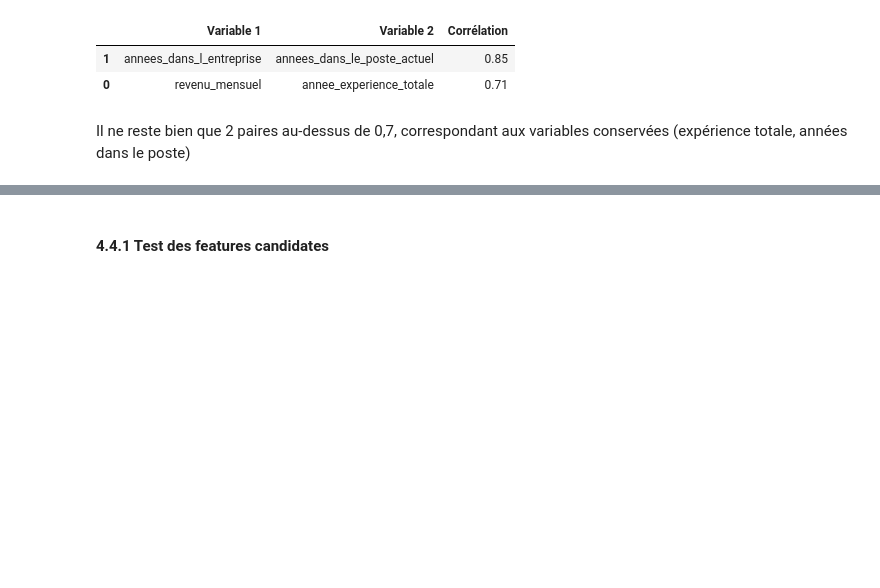
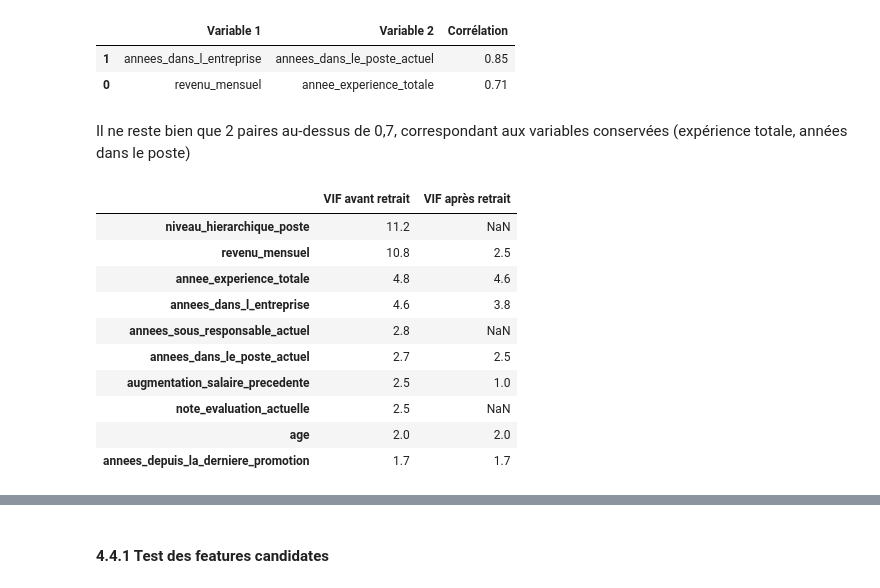
Before and after one commit to youdontknowmu/Projet4, a Jupyter notebook: 01_exploration.ipynb, the cells around one changed output, grey strips where cells are left out. Cells and saved outputs as stored; diff of their text form; code cells hidden in the pictures; blank space fills up the shorter version.

```diff
--- a/01_exploration.ipynb
+++ b/01_exploration.ipynb
@@ -1072,3 +1072,36 @@ Avant : (1470, 29) → Après : (1470, 25)
 | 0 | revenu_mensuel | annee_experience_totale | 0.71 |
 # %% [markdown]
 Il ne reste bien que 2 paires au-dessus de 0,7, correspondant aux variables conservées (expérience totale, années dans le poste)
+# %%
+# ------------------------------------------------------------
+# Contrôle complémentaire : VIF (facteur d'inflation de la variance)
+# ------------------------------------------------------------
+# Le VIF mesure si une variable est prédite par l'ENSEMBLE des autres (pas seulement par une seule,
+# comme la corrélation). Repères : > 5 à surveiller, > 10 multicolinéarité problématique.
+# Utile pour la régression logistique, dont les coefficients deviennent instables en cas de multicolinéarité.
+from statsmodels.stats.outliers_influence import variance_inflation_factor
+from statsmodels.tools import add_constant
+
+def calculer_vif(df_num):
+    """Renvoie le VIF de chaque colonne numérique, trié du plus fort au plus faible."""
+    X_vif = add_constant(df_num.astype(float))   # constante nécessaire au calcul
+    vif = [variance_inflation_factor(X_vif.values, i) for i in range(1, X_vif.shape[1])]
+    return pd.Series(vif, index=df_num.columns).sort_values(ascending=False).round(1)
+
+# Avant / après le retrait des 4 variables redondantes
+display(pd.DataFrame({
+    "VIF avant retrait": calculer_vif(df[colonnes_num]),
+    "VIF après retrait": calculer_vif(df_modele[colonnes_num_modele]),
+}).sort_values("VIF avant retrait", ascending=False).head(10))
+# %% [output]
+|  | VIF avant retrait | VIF après retrait |
+| niveau_hierarchique_poste | 11.2 | NaN |
+| revenu_mensuel | 10.8 | 2.5 |
+| annee_experience_totale | 4.8 | 4.6 |
+| annees_dans_l_entreprise | 4.6 | 3.8 |
+| annees_sous_responsable_actuel | 2.8 | NaN |
+| annees_dans_le_poste_actuel | 2.7 | 2.5 |
+| augmentation_salaire_precedente | 2.5 | 1.0 |
+| note_evaluation_actuelle | 2.5 | NaN |
+| age | 2.0 | 2.0 |
+| annees_depuis_la_derniere_promotion | 1.7 | 1.7 |
```
Also changed, not shown: parts of 23 cells of this notebook, 2 other files.
